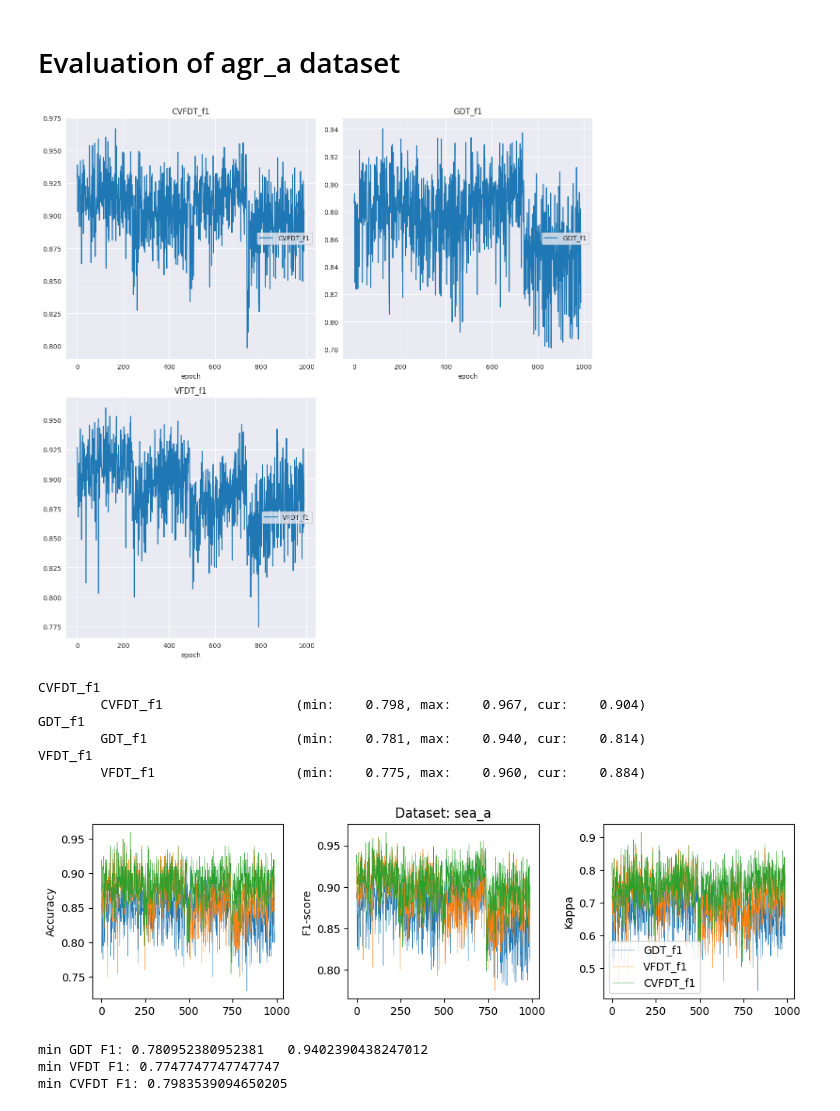
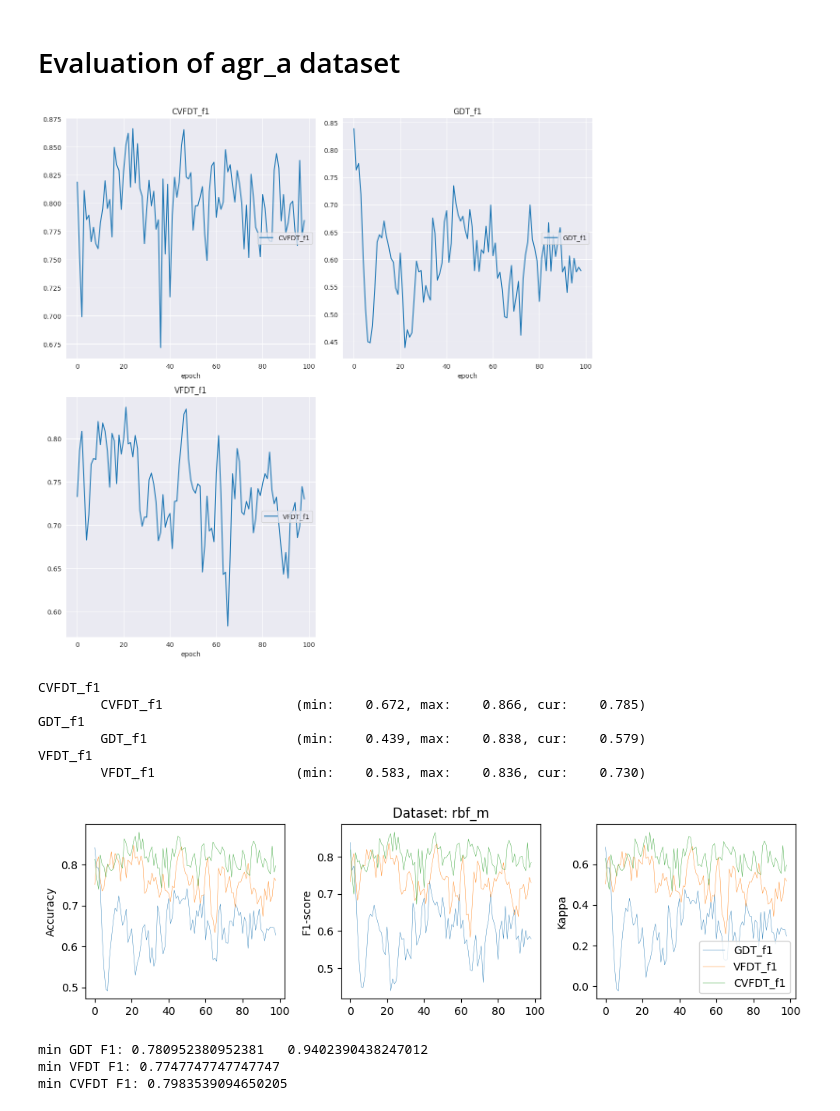
Before and after one commit to Leon209/Thesis, a Jupyter notebook: notebooks/agr_a_Evaluation.ipynb, the cells around one changed output. Saved outputs shown, nothing was run; the diff lists cells and outputs as text; code cells hidden in the pictures.

```diff
--- a/notebooks/agr_a_Evaluation.ipynb
+++ b/notebooks/agr_a_Evaluation.ipynb
@@ -78,3 +10,7 @@ config = {
+# %%
+dataset_name = 'rbf_m'
+from utilities.configs import *
+config = get_config_for_dataset(dataset_name)
 # %%
 import numpy as np
 np.set_printoptions(suppress=True)
@@ -195,7 +131,6 @@ from sklearn.metrics import cohen_kappa_score
 
 VFDT_classifier = HoeffdingTreeClassifier()
 CVFDT_classifier = HoeffdingAdaptiveTreeClassifier(split_confidence = 0.001)
-dataset_name = 'sea_a'
 
 config_training, metrics = prepare_training_for_streams(identifier = 'BIN:'+dataset_name, config = config)
 #load Dataset
@@ -431,38 +366,38 @@ for i in range(len(X_data_stream)):
 
 
     plotlosses_benchmark.update({'GDT_f1': GDT_f1,'VFDT_f1': VFDT_f1, 'CVFDT_f1':CVFDT_f1})
     plotlosses_benchmark.send()
 
 
     scores_GDT['f1'] = np.append(scores_GDT['f1'], GDT_f1)
     scores_VFDT['f1'] = np.append(scores_VFDT['f1'], VFDT_f1)
     scores_CVFDT['f1'] = np.append(scores_CVFDT['f1'], CVFDT_f1)
 
     scores_GDT['acc'] = np.append(scores_GDT['acc'], GDT_acc)
     scores_VFDT['acc'] = np.append(scores_VFDT['acc'], VFDT_acc)
     scores_CVFDT['acc'] = np.append(scores_CVFDT['acc'], CVFDT_acc)
 
     scores_GDT['kappa'] = np.append(scores_GDT['kappa'], GDT_kappa)
     scores_VFDT['kappa'] = np.append(scores_VFDT['kappa'], VFDT_kappa)
     scores_CVFDT['kappa'] = np.append(scores_CVFDT['kappa'], CVFDT_kappa)
 
 
 
 
     #scores_dict['GDT'] = calculate_scores(model_dict = model_dict,
      #                              dataset_dict = dataset_dict,
       #                             scores_dict = prepare_score_dict(config=config_training),
        #                            metrics = metrics)
 save_scores(dataset_name, scores_GDT, scores_VFDT, scores_CVFDT, VFDT_classifier, CVFDT_classifier, config, timer)
 # %% [output]
-[figure, old version]
+[figure, new version]
 CVFDT_f1
-        CVFDT_f1                 (min:    0.798, max:    0.967, cur:    0.904)
+        CVFDT_f1                 (min:    0.672, max:    0.866, cur:    0.785)
 GDT_f1
-        GDT_f1                   (min:    0.781, max:    0.940, cur:    0.814)
+        GDT_f1                   (min:    0.439, max:    0.838, cur:    0.579)
 VFDT_f1
-        VFDT_f1                  (min:    0.775, max:    0.960, cur:    0.884)
+        VFDT_f1                  (min:    0.583, max:    0.836, cur:    0.730)
-[figure, old version]
+[figure, new version]
 # %%
 #Plot results
 X = np.arange(0, len(scores_GDT['f1']), 1)
```
Also changed, not shown: parts of 2 cells of this notebook, 9 other files.
